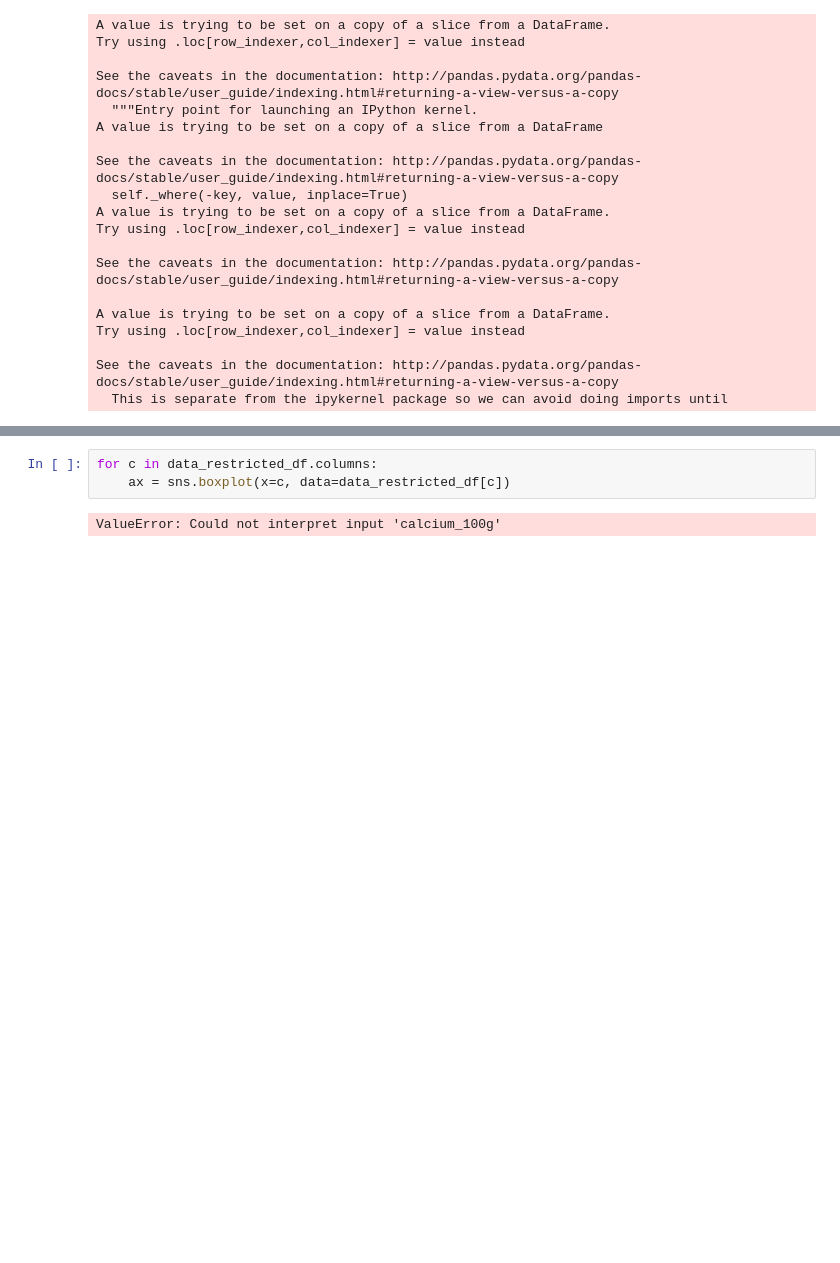
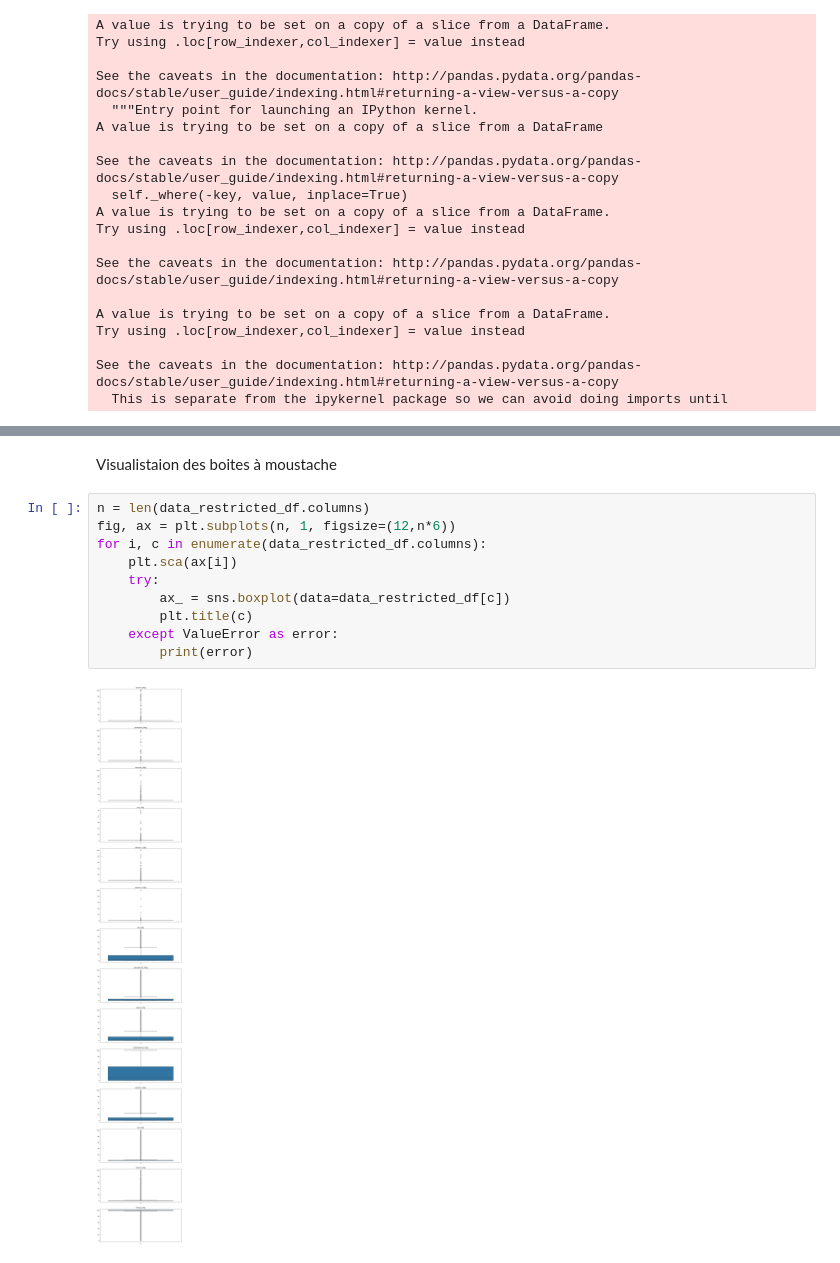
Before and after one commit to asaidomar/openclassrooms_projet3, a Jupyter notebook: projet3/main.ipynb, the cells around one changed output, grey strips where cells are left out. Saved outputs shown, nothing was run; the diff lists cells and outputs as text; blank space fills up the shorter version.

```diff
--- a/projet3/main.ipynb
+++ b/projet3/main.ipynb
@@ -308,8 +311,17 @@ data_restricted_df.describe()
 | 50% | 0.000000e+00 | 0.000000e+00 | 0.000000e+00 | 0.000000e+00 | 0.000000e+00 | 0.000000e+00 | 2.680000e+00 | ... |
 | 75% | 0.000000e+00 | 0.000000e+00 | 0.000000e+00 | 0.000000e+00 | 0.000000e+00 | 0.000000e+00 | 1.700000e+01 | ... |
 | max | 1.000000e+02 | 1.000000e+02 | 1.000000e+02 | 5.000000e+01 | 1.000000e+02 | 1.000000e+02 | 1.000000e+02 | ... |
-# %%
-for c in data_restricted_df.columns:
-    ax = sns.boxplot(x=c, data=data_restricted_df[c])
-# %% [output]
-ValueError: Could not interpret input 'calcium_100g'
+# %% [markdown]
+Visualistaion des boites à moustache
+# %%
+n = len(data_restricted_df.columns)
+fig, ax = plt.subplots(n, 1, figsize=(12,n*6))
+for i, c in enumerate(data_restricted_df.columns):
+    plt.sca(ax[i])
+    try:
+        ax_ = sns.boxplot(data=data_restricted_df[c])
+        plt.title(c)
+    except ValueError as error:
+        print(error)
+# %% [output]
+[figure, added]
```
Also changed, not shown: parts of 45 cells of this notebook, 1 other file.
